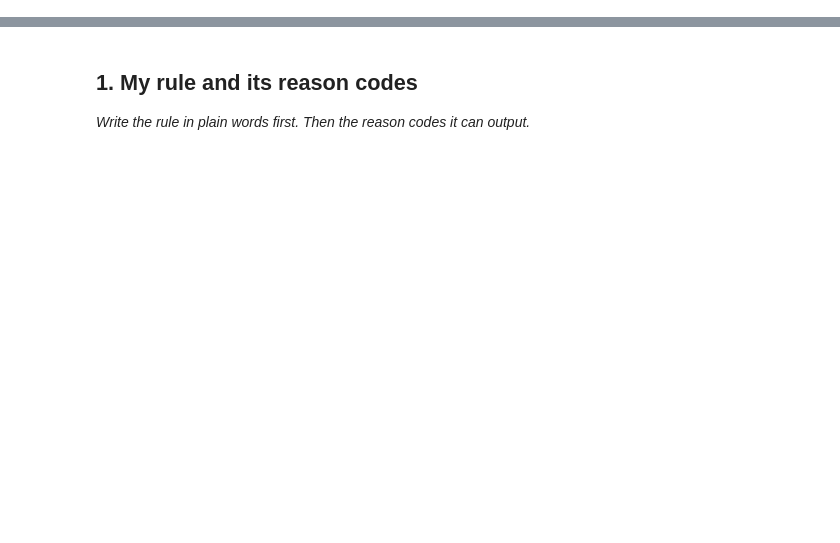
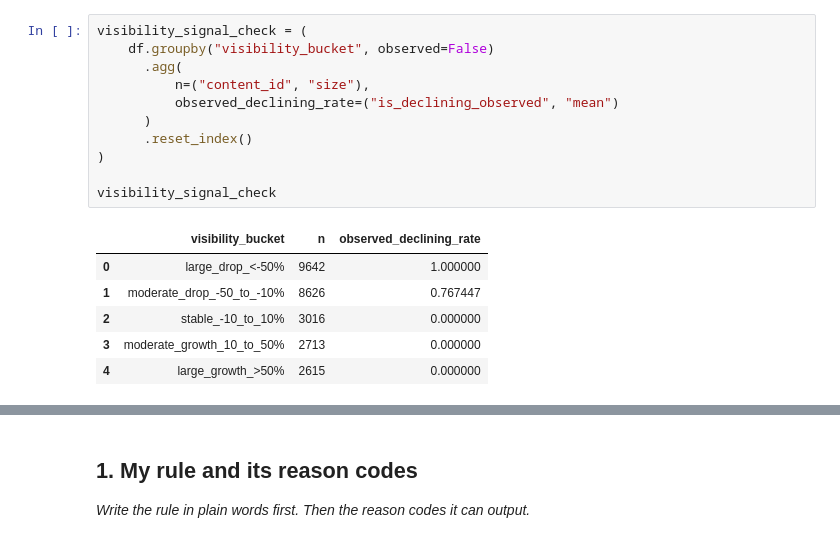
Before and after one commit to ashiba713/flyrank-ml-internship, a Jupyter notebook: work/notebooks/w04_baseline_score.ipynb, the cells around one changed output, grey strips where cells are left out. Drawn from its saved outputs; the diff is of its cells as text; blank space fills up the shorter version.

```diff
--- a/work/notebooks/w04_baseline_score.ipynb
+++ b/work/notebooks/w04_baseline_score.ipynb
@@ -8,0 +122,18 @@ This skeleton is yours to fill. Work the sections **in order** — each one has
+# %%
+visibility_signal_check = (
+    df.groupby("visibility_bucket", observed=False)
+      .agg(
+          n=("content_id", "size"),
+          observed_declining_rate=("is_declining_observed", "mean")
+      )
+      .reset_index()
+)
+
+visibility_signal_check
+# %% [output]
+|  | visibility_bucket | n | observed_declining_rate |
+| 0 | large_drop_<-50% | 9642 | 1.000000 |
+| 1 | moderate_drop_-50_to_-10% | 8626 | 0.767447 |
+| 2 | stable_-10_to_10% | 3016 | 0.000000 |
+| 3 | moderate_growth_10_to_50% | 2713 | 0.000000 |
+| 4 | large_growth_>50% | 2615 | 0.000000 |
```
Also changed, not shown: parts of 21 cells of this notebook.
